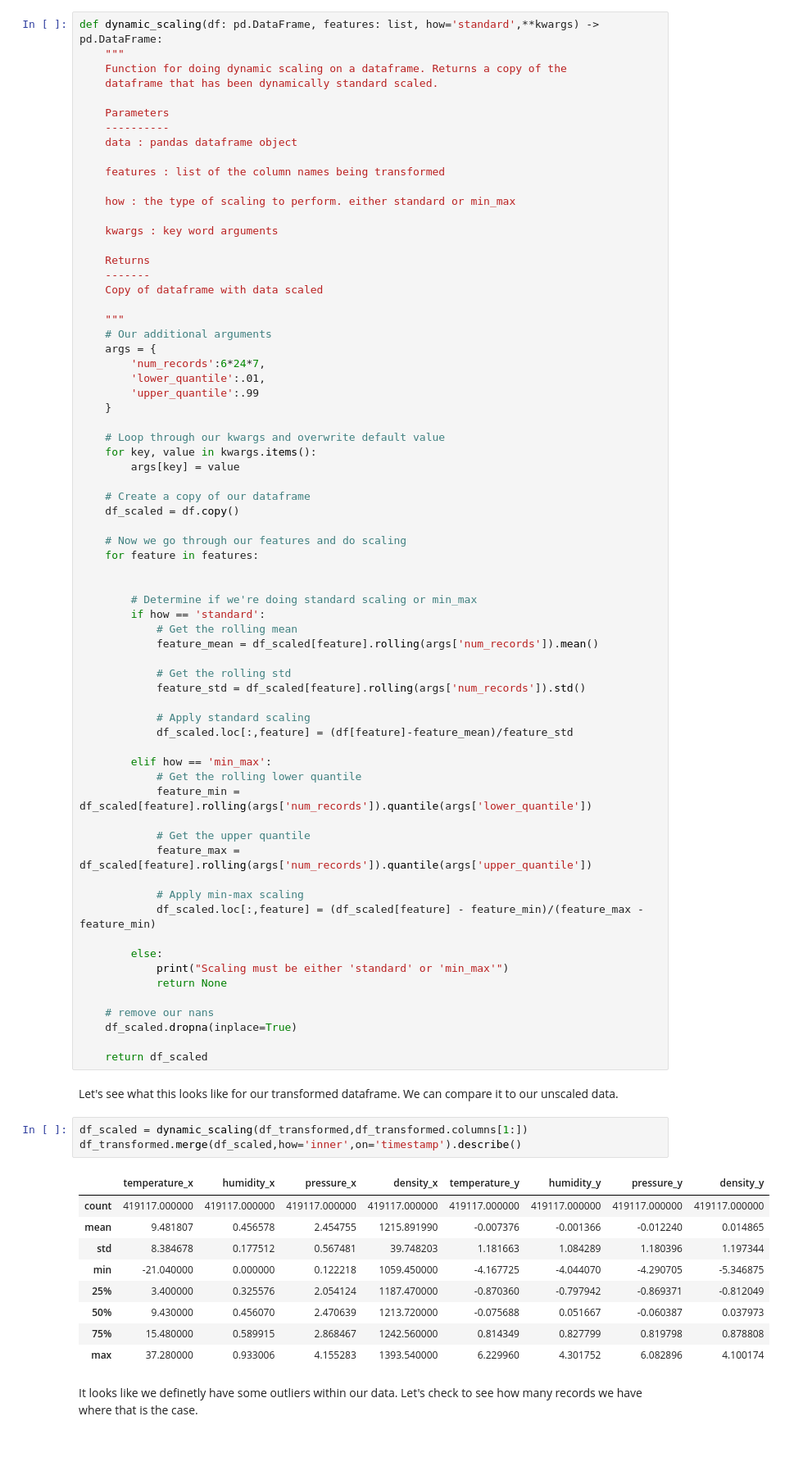
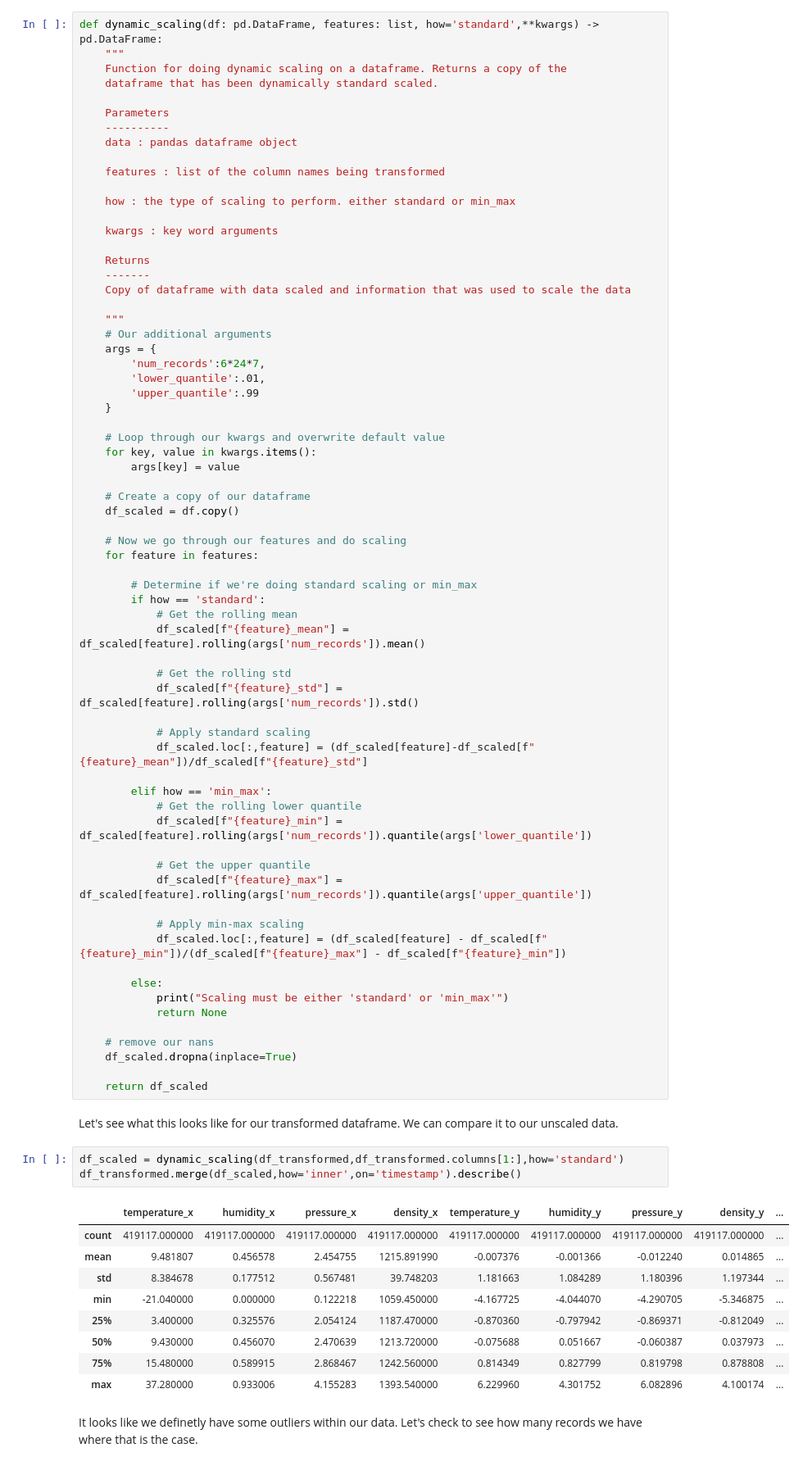
Before and after one commit to SullyRC/Weather-Forecasting-with-Pytorch, a Jupyter notebook: Pytorch Weather Forecast.ipynb, the cells around one changed output. Shown at 82% size. Drawn from its saved outputs; the diff is of its cells as text.

```diff
--- a/Pytorch Weather Forecast.ipynb
+++ b/Pytorch Weather Forecast.ipynb
@@ -394,7 +392,7 @@ def dynamic_scaling(df: pd.DataFrame, features: list, how='standard',**kwargs) -
 
     Returns
     -------
-    Copy of dataframe with data scaled
+    Copy of dataframe with data scaled and information that was used to scale the data
 
     """
     # Our additional arguments
@@ -414,27 +412,26 @@ def dynamic_scaling(df: pd.DataFrame, features: list, how='standard',**kwargs) -
     # Now we go through our features and do scaling
     for feature in features:
 
-
         # Determine if we're doing standard scaling or min_max
         if how == 'standard':
             # Get the rolling mean
-            feature_mean = df_scaled[feature].rolling(args['num_records']).mean()
+            df_scaled[f"{feature}_mean"] = df_scaled[feature].rolling(args['num_records']).mean()
 
             # Get the rolling std
-            feature_std = df_scaled[feature].rolling(args['num_records']).std()
+            df_scaled[f"{feature}_std"] = df_scaled[feature].rolling(args['num_records']).std()
 
             # Apply standard scaling
-            df_scaled.loc[:,feature] = (df[feature]-feature_mean)/feature_std
+            df_scaled.loc[:,feature] = (df_scaled[feature]-df_scaled[f"{feature}_mean"])/df_scaled[f"{feature}_std"]
 
         elif how == 'min_max':
             # Get the rolling lower quantile
-            feature_min = df_scaled[feature].rolling(args['num_records']).quantile(args['lower_quantile'])
+            df_scaled[f"{feature}_min"] = df_scaled[feature].rolling(args['num_records']).quantile(args['lower_quantile'])
 
             # Get the upper quantile
-            feature_max = df_scaled[feature].rolling(args['num_records']).quantile(args['upper_quantile'])
+            df_scaled[f"{feature}_max"] = df_scaled[feature].rolling(args['num_records']).quantile(args['upper_quantile'])
 
             # Apply min-max scaling
-            df_scaled.loc[:,feature] = (df_scaled[feature] - feature_min)/(feature_max - feature_min)
+            df_scaled.loc[:,feature] = (df_scaled[feature] - df_scaled[f"{feature}_min"])/(df_scaled[f"{feature}_max"] - df_scaled[f"{feature}_min"])
 
         else:
             print("Scaling must be either 'standard' or 'min_max'")
@@ -447,18 +444,18 @@ def dynamic_scaling(df: pd.DataFrame, features: list, how='standard',**kwargs) -
 # %% [markdown]
 Let's see what this looks like for our transformed dataframe. We can compare it to our unscaled data.
 # %%
-df_scaled = dynamic_scaling(df_transformed,df_transformed.columns[1:])
+df_scaled = dynamic_scaling(df_transformed,df_transformed.columns[1:],how='standard')
 df_transformed.merge(df_scaled,how='inner',on='timestamp').describe()
 # %% [output]
-|  | temperature_x | humidity_x | pressure_x | density_x | temperature_y | humidity_y | pressure_y | density_y |
-| count | 419117.000000 | 419117.000000 | 419117.000000 | 419117.000000 | 419117.000000 | 419117.000000 | 419117.000000 | 419117.000000 |
-| mean | 9.481807 | 0.456578 | 2.454755 | 1215.891990 | -0.007376 | -0.001366 | -0.012240 | 0.014865 |
-| std | 8.384678 | 0.177512 | 0.567481 | 39.748203 | 1.181663 | 1.084289 | 1.180396 | 1.197344 |
-| min | -21.040000 | 0.000000 | 0.122218 | 1059.450000 | -4.167725 | -4.044070 | -4.290705 | -5.346875 |
-| 25% | 3.400000 | 0.325576 | 2.054124 | 1187.470000 | -0.870360 | -0.797942 | -0.869371 | -0.812049 |
-| 50% | 9.430000 | 0.456070 | 2.470639 | 1213.720000 | -0.075688 | 0.051667 | -0.060387 | 0.037973 |
-| 75% | 15.480000 | 0.589915 | 2.868467 | 1242.560000 | 0.814349 | 0.827799 | 0.819798 | 0.878808 |
-| max | 37.280000 | 0.933006 | 4.155283 | 1393.540000 | 6.229960 | 4.301752 | 6.082896 | 4.100174 |
+|  | temperature_x | humidity_x | pressure_x | density_x | temperature_y | humidity_y | pressure_y | density_y | ... |
+| count | 419117.000000 | 419117.000000 | 419117.000000 | 419117.000000 | 419117.000000 | 419117.000000 | 419117.000000 | 419117.000000 | ... |
+| mean | 9.481807 | 0.456578 | 2.454755 | 1215.891990 | -0.007376 | -0.001366 | -0.012240 | 0.014865 | ... |
+| std | 8.384678 | 0.177512 | 0.567481 | 39.748203 | 1.181663 | 1.084289 | 1.180396 | 1.197344 | ... |
+| min | -21.040000 | 0.000000 | 0.122218 | 1059.450000 | -4.167725 | -4.044070 | -4.290705 | -5.346875 | ... |
+| 25% | 3.400000 | 0.325576 | 2.054124 | 1187.470000 | -0.870360 | -0.797942 | -0.869371 | -0.812049 | ... |
+| 50% | 9.430000 | 0.456070 | 2.470639 | 1213.720000 | -0.075688 | 0.051667 | -0.060387 | 0.037973 | ... |
+| 75% | 15.480000 | 0.589915 | 2.868467 | 1242.560000 | 0.814349 | 0.827799 | 0.819798 | 0.878808 | ... |
+| max | 37.280000 | 0.933006 | 4.155283 | 1393.540000 | 6.229960 | 4.301752 | 6.082896 | 4.100174 | ... |
 # %% [markdown]
 It looks like we definetly have some outliers within our data. Let's check to see how many records we have where that is the case.
 # %%
```
Also changed, not shown: parts of 34 cells of this notebook, 1 other file.
